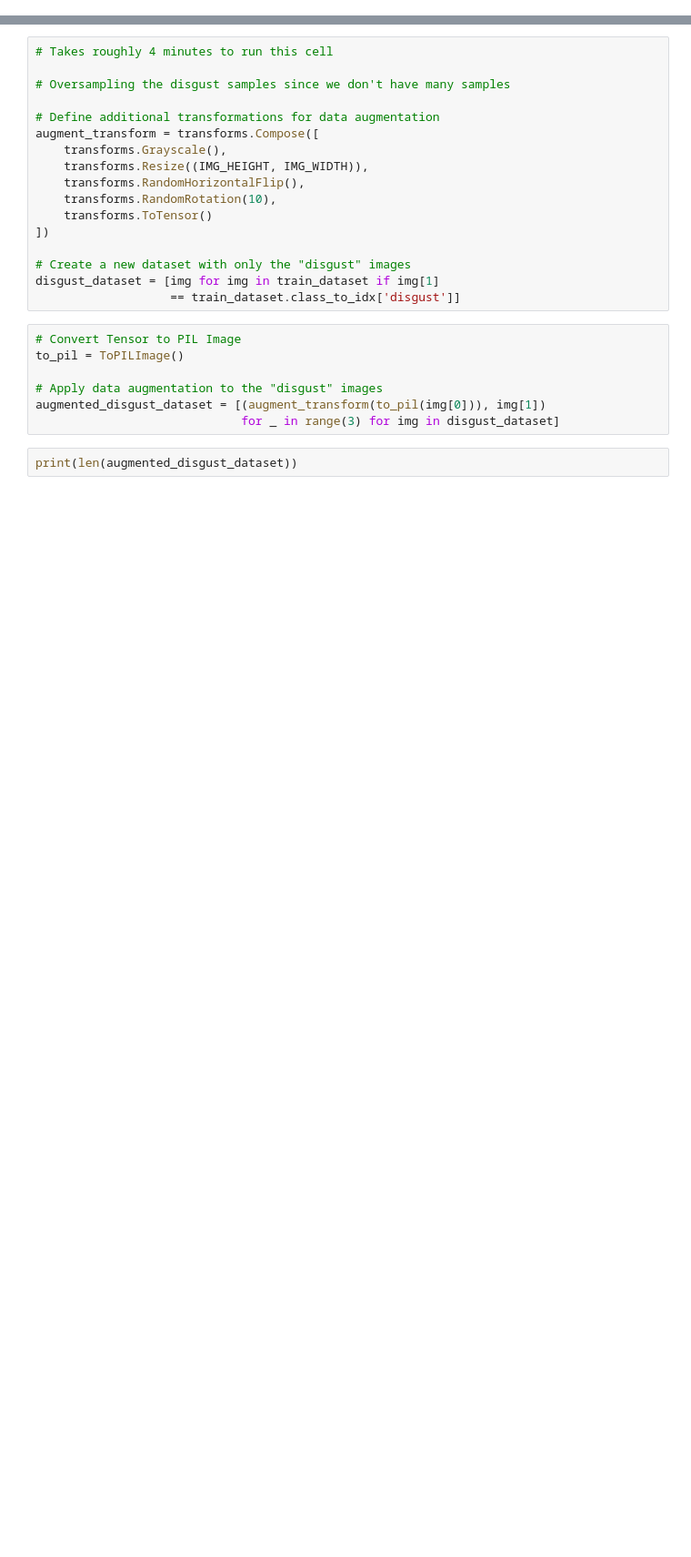
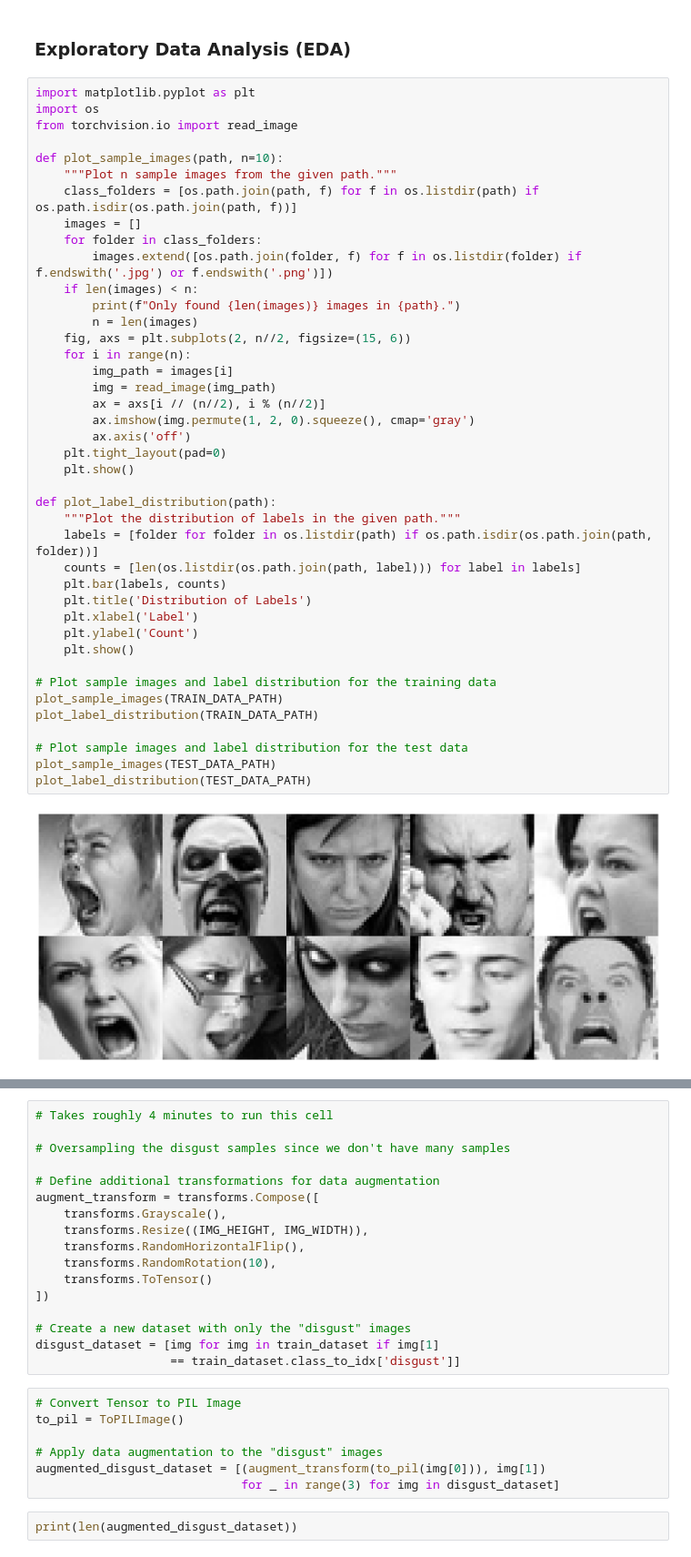
Before and after one commit to stekunda/FER-ml, a Jupyter notebook: preprocessing.ipynb, the cells around one changed output, grey strips where cells are left out. Shown: that part at 91% size. Saved outputs shown, nothing was run; the diff lists cells and outputs as text; blank space fills up the shorter version.

```diff
--- a/preprocessing.ipynb
+++ b/preprocessing.ipynb
@@ -37,3 +37,48 @@ test_dataset = ImageFolder(TEST_DATA_PATH, transform=transform)
 
 # Create the dataloader for validation set only, train data still needs to be augmented
 test_loader = DataLoader(test_dataset, batch_size=32, shuffle=False)
+# %% [markdown]
+### Exploratory Data Analysis (EDA)
+# %%
+import matplotlib.pyplot as plt
+import os
+from torchvision.io import read_image
+
+def plot_sample_images(path, n=10):
+    """Plot n sample images from the given path."""
+    class_folders = [os.path.join(path, f) for f in os.listdir(path) if os.path.isdir(os.path.join(path, f))]
+    images = []
+    for folder in class_folders:
+        images.extend([os.path.join(folder, f) for f in os.listdir(folder) if f.endswith('.jpg') or f.endswith('.png')])
+    if len(images) < n:
+        print(f"Only found {len(images)} images in {path}.")
+        n = len(images)
+    fig, axs = plt.subplots(2, n//2, figsize=(15, 6))
+    for i in range(n):
+        img_path = images[i]
+        img = read_image(img_path)
+        ax = axs[i // (n//2), i % (n//2)]
+        ax.imshow(img.permute(1, 2, 0).squeeze(), cmap='gray')
+        ax.axis('off')
+    plt.tight_layout(pad=0)
+    plt.show()
+
+def plot_label_distribution(path):
+    """Plot the distribution of labels in the given path."""
+    labels = [folder for folder in os.listdir(path) if os.path.isdir(os.path.join(path, folder))]
+    counts = [len(os.listdir(os.path.join(path, label))) for label in labels]
+    plt.bar(labels, counts)
+    plt.title('Distribution of Labels')
+    plt.xlabel('Label')
+    plt.ylabel('Count')
+    plt.show()
+
+# Plot sample images and label distribution for the training data
+plot_sample_images(TRAIN_DATA_PATH)
+plot_label_distribution(TRAIN_DATA_PATH)
+
+# Plot sample images and label distribution for the test data
+plot_sample_images(TEST_DATA_PATH)
+plot_label_distribution(TEST_DATA_PATH)
+# %% [output]
+[figure, added]
```
Also changed, not shown: parts of 15 cells of this notebook, 2 other files.
